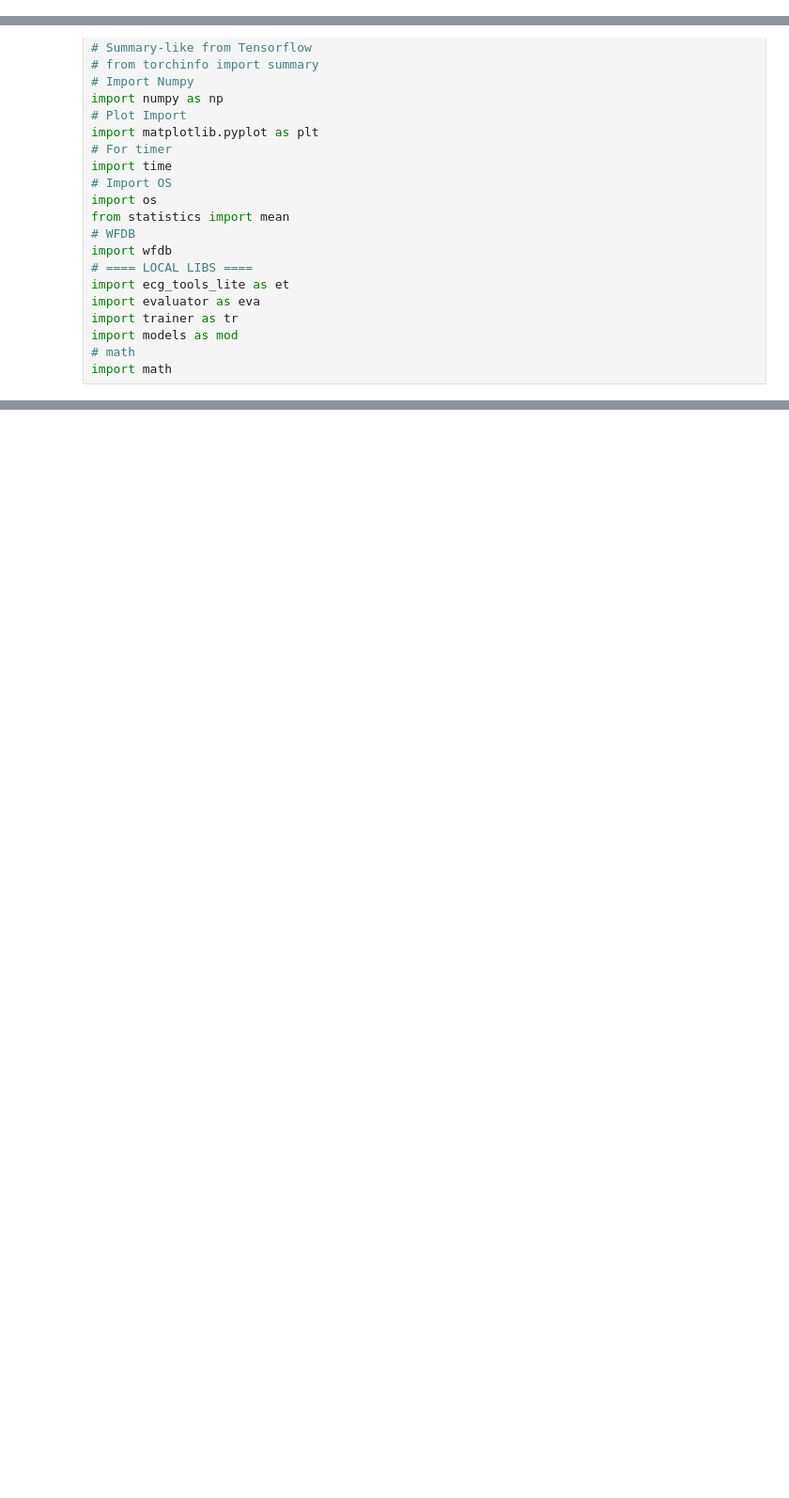
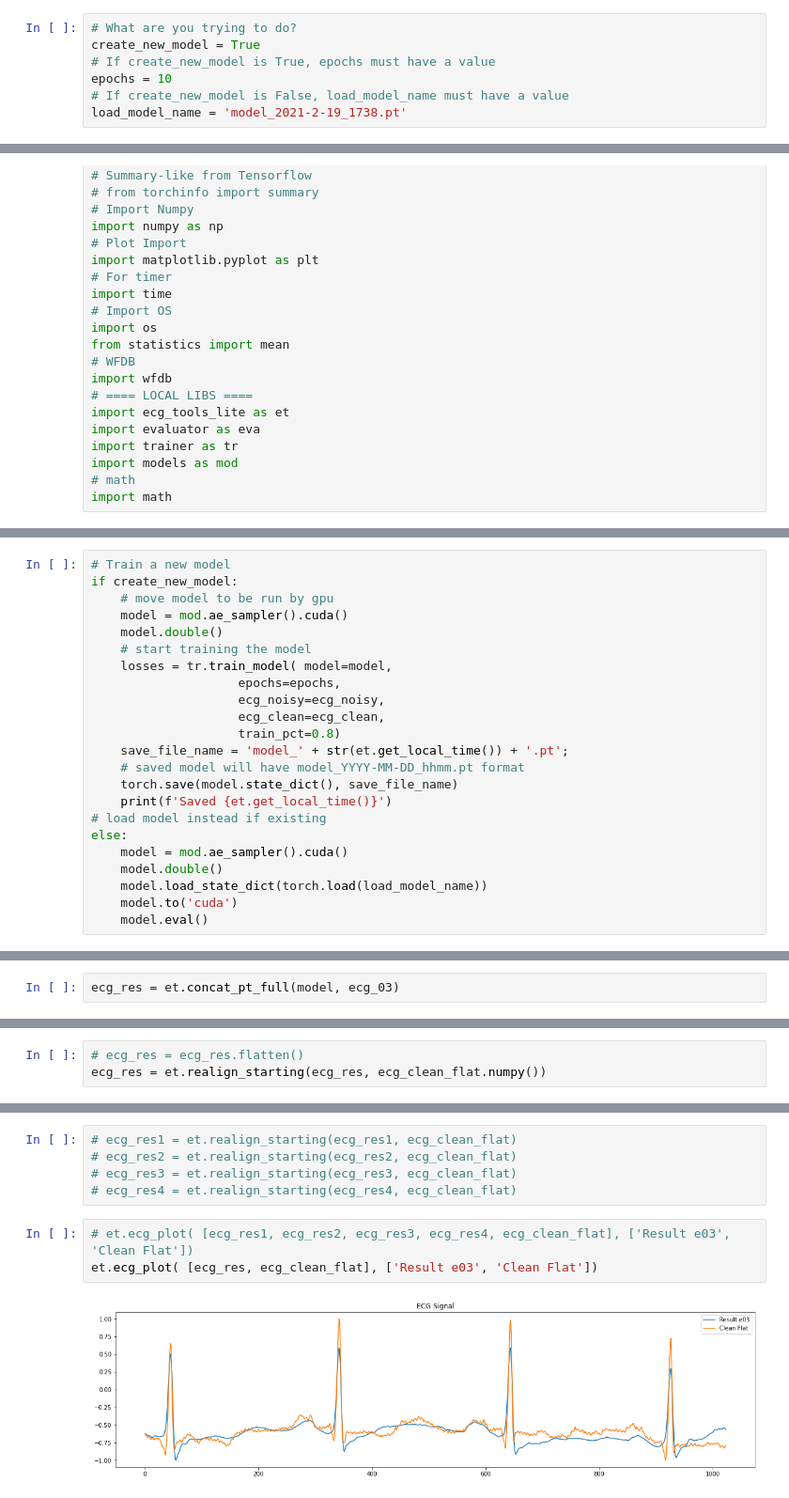
Before and after one commit to enzlaur/pytorch-ml-tuts, a Jupyter notebook: scratch10.ipynb, the cells around one changed output, grey strips where cells are left out. Shown at 94% size. Drawn from its saved outputs; the diff is of its cells as text; blank space fills up the shorter version.

Commit message:
Can now create models via scratch10

```diff
--- a/scratch10.ipynb
+++ b/scratch10.ipynb
@@ -1,3 +1,10 @@
+# %%
+# What are you trying to do?
+create_new_model = True
+# If create_new_model is True, epochs must have a value
+epochs = 10
+# If create_new_model is False, load_model_name must have a value
+load_model_name = 'model_2021-2-19_1738.pt'
 # %%
 import torch
 from torch import nn
@@ -46,0 +63,23 @@ et.ecg_plot( [all_e00, all_e03, all_e06], labels)
+# %%
+# Train a new model
+if create_new_model:
+    # move model to be run by gpu
+    model = mod.ae_sampler().cuda()
+    model.double()
+    # start training the model
+    losses = tr.train_model( model=model,
+                    epochs=epochs,
+                    ecg_noisy=ecg_noisy,
+                    ecg_clean=ecg_clean,
+                    train_pct=0.8)
+    save_file_name = 'model_' + str(et.get_local_time()) + '.pt';
+    # saved model will have model_YYYY-MM-DD_hhmm.pt format
+    torch.save(model.state_dict(), save_file_name)
+    print(f'Saved {et.get_local_time()}')
+# load model instead if existing
+else:
+    model = mod.ae_sampler().cuda()
+    model.double()
+    model.load_state_dict(torch.load(load_model_name))
+    model.to('cuda')
+    model.eval()
@@ -46,0 +102,2 @@ et.ecg_plot( [all_e00, all_e03, all_e06], labels)
+# %%
+ecg_res = et.concat_pt_full(model, ecg_03)
@@ -46,0 +109,3 @@ et.ecg_plot( [all_e00, all_e03, all_e06], labels)
+# %%
+# ecg_res = ecg_res.flatten()
+ecg_res = et.realign_starting(ecg_res, ecg_clean_flat.numpy())
@@ -46,0 +121,10 @@ et.ecg_plot( [all_e00, all_e03, all_e06], labels)
+# %%
+# ecg_res1 = et.realign_starting(ecg_res1, ecg_clean_flat)
+# ecg_res2 = et.realign_starting(ecg_res2, ecg_clean_flat)
+# ecg_res3 = et.realign_starting(ecg_res3, ecg_clean_flat)
+# ecg_res4 = et.realign_starting(ecg_res4, ecg_clean_flat)
+# %%
+# et.ecg_plot( [ecg_res1, ecg_res2, ecg_res3, ecg_res4, ecg_clean_flat], ['Result e03', 'Clean Flat'])
+et.ecg_plot( [ecg_res, ecg_clean_flat], ['Result e03', 'Clean Flat'])
+# %% [output]
+[figure, added]
```
Also changed, not shown: parts of 6 cells of this notebook, 7 other files.
